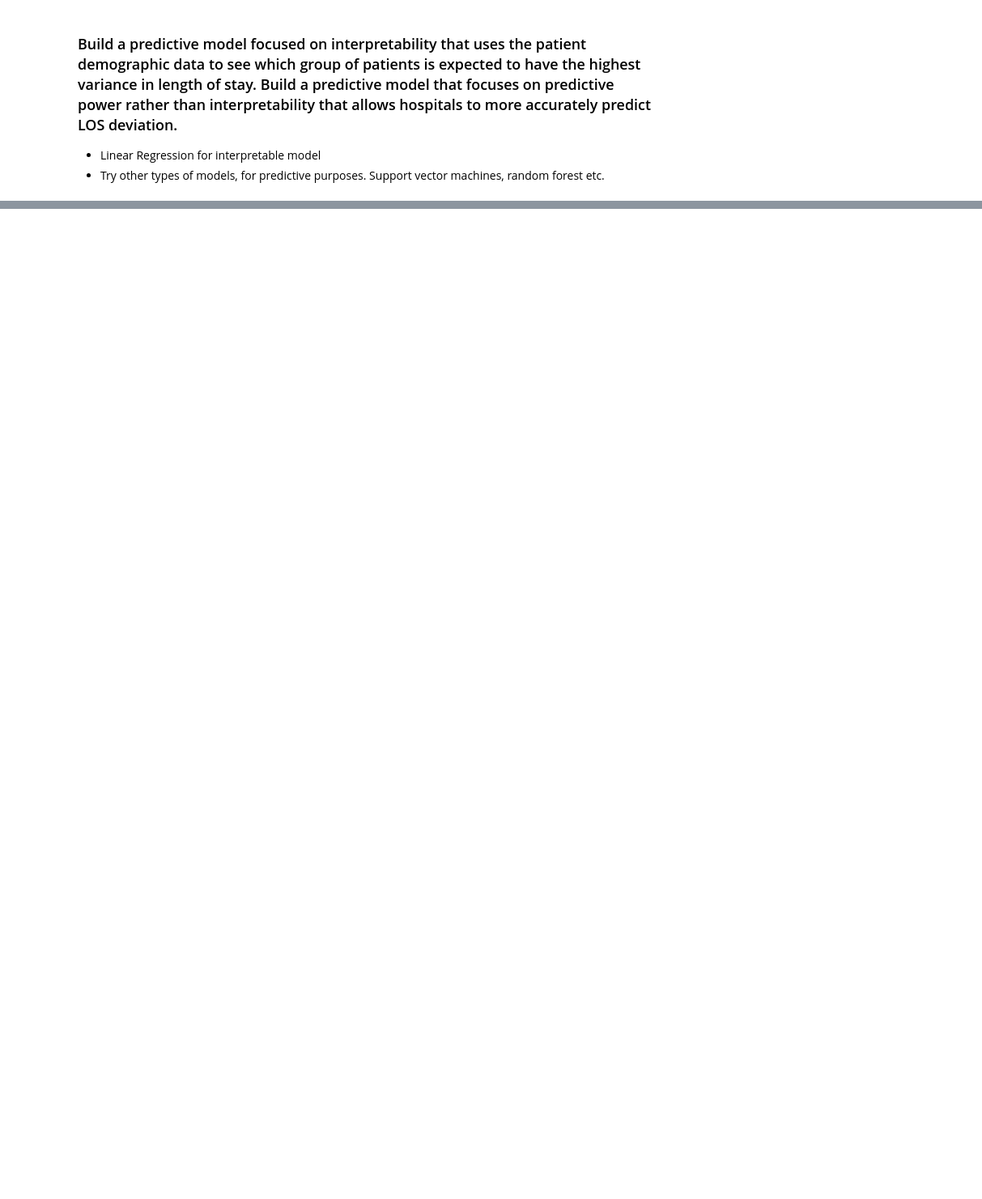
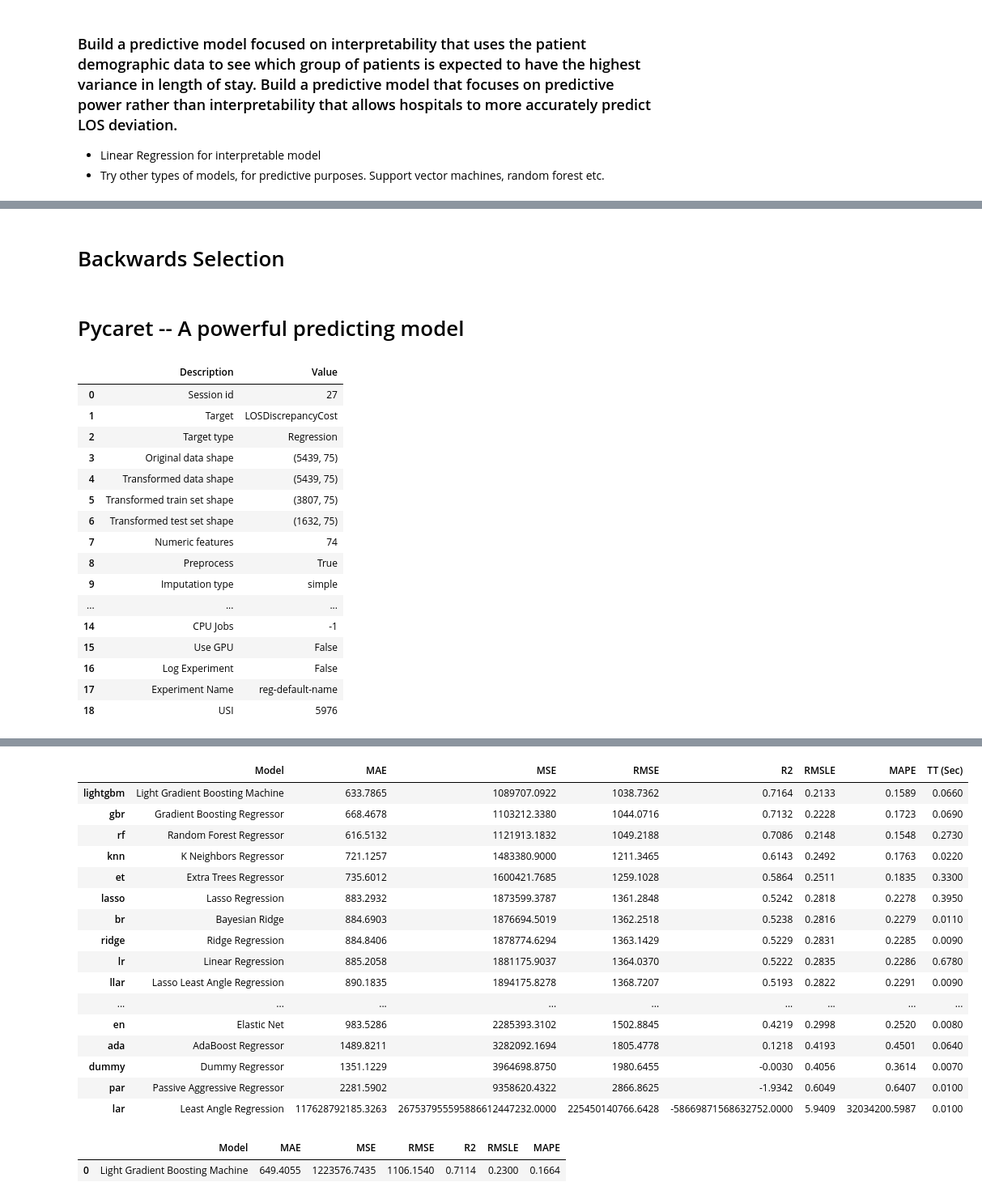
Before and after one commit to danschumac1/Length_of_Stay, a Jupyter notebook: Final Project-Copy1.ipynb, the cells around one changed output, grey strips where cells are left out. Shown at 81% size. Drawn from its saved outputs; the diff is of its cells as text; code cells hidden in the pictures; blank space fills up the shorter version.

```diff
--- a/Final Project-Copy1.ipynb
+++ b/Final Project-Copy1.ipynb
@@ -200,24 +355,3 @@ plt.show()
 ### Build a predictive model focused on interpretability that uses the patient demographic data to see which group of patients is expected to have the highest variance in length of stay. Build a predictive model that focuses on predictive power rather than interpretability that allows hospitals to more accurately predict LOS deviation.
 - Linear Regression for interpretable model
 - Try other types of models, for predictive purposes. Support vector machines, random forest etc.
-# %%
-cols_to_categorize = [
-    'month',
-    'admitType',
-    'dischargeStatus',
-    'admittedDOW',
-    'hospital',
-    'ageGroup',
-    'sex',
-    'race',
-    'principalProcedure',
-    'productLine',
-    'altProductLine1',
-    'altProductLine1SUB',
-    'payCode'
-]
-
-categorical_cols = []
-for col in cols_to_categorize:
-    df_los[f'{col}_cat'] = df_los[col].astype('category')
-    categorical_cols.append(f'{col}_cat')
@@ -438,0 +501,2 @@ final_week_pred = rf_reg.predict(X_test)
+# %% [markdown]
+# Backwards Selection
@@ -438,0 +507,33 @@ final_week_pred = rf_reg.predict(X_test)
+# %% [markdown]
+# Pycaret -- A powerful predicting model #
+# %%
+regress_me_train, regress_me_test = train_test_split(regress_me, test_size=0.33, random_state=42)
+# %%
+from pycaret.regression import setup, compare_models, predict_model
+
+# Assuming you have split your data and run setup for regress_me_train
+s = setup(data=regress_me_train, target='LOSDiscrepancyCost', session_id=27)
+
+# Comparing models and selecting the best
+best_model = compare_models()
+
+# Predicting using the best model: PyCaret handles preprocessing
+predictions = predict_model(best_model, data=regress_me_test)
+# %% [output]
+|  | Description | Value |
+| 0 | Session id | 27 |
+| 1 | Target | LOSDiscrepancyCost |
+| 2 | Target type | Regression |
+| 3 | Original data shape | (5439, 75) |
+| 4 | Transformed data shape | (5439, 75) |
+| 5 | Transformed train set shape | (3807, 75) |
+| 6 | Transformed test set shape | (1632, 75) |
+| 7 | Numeric features | 74 |
+| 8 | Preprocess | True |
+| 9 | Imputation type | simple |
+| ... | ... | ... |
+| 14 | CPU Jobs | -1 |
+| 15 | Use GPU | False |
+| 16 | Log Experiment | False |
+| 17 | Experiment Name | reg-default-name |
+| 18 | USI | 5976 |
@@ -438,0 +541,19 @@ final_week_pred = rf_reg.predict(X_test)
+|  | Model | MAE | MSE | RMSE | R2 | RMSLE | MAPE | TT (Sec) |
+| lightgbm | Light Gradient Boosting Machine | 633.7865 | 1089707.0922 | 1038.7362 | 0.7164 | 0.2133 | 0.1589 | 0.0660 |
+| gbr | Gradient Boosting Regressor | 668.4678 | 1103212.3380 | 1044.0716 | 0.7132 | 0.2228 | 0.1723 | 0.0690 |
+| rf | Random Forest Regressor | 616.5132 | 1121913.1832 | 1049.2188 | 0.7086 | 0.2148 | 0.1548 | 0.2730 |
+| knn | K Neighbors Regressor | 721.1257 | 1483380.9000 | 1211.3465 | 0.6143 | 0.2492 | 0.1763 | 0.0220 |
+| et | Extra Trees Regressor | 735.6012 | 1600421.7685 | 1259.1028 | 0.5864 | 0.2511 | 0.1835 | 0.3300 |
+| lasso | Lasso Regression | 883.2932 | 1873599.3787 | 1361.2848 | 0.5242 | 0.2818 | 0.2278 | 0.3950 |
+| br | Bayesian Ridge | 884.6903 | 1876694.5019 | 1362.2518 | 0.5238 | 0.2816 | 0.2279 | 0.0110 |
+| ridge | Ridge Regression | 884.8406 | 1878774.6294 | 1363.1429 | 0.5229 | 0.2831 | 0.2285 | 0.0090 |
+| lr | Linear Regression | 885.2058 | 1881175.9037 | 1364.0370 | 0.5222 | 0.2835 | 0.2286 | 0.6780 |
+| llar | Lasso Least Angle Regression | 890.1835 | 1894175.8278 | 1368.7207 | 0.5193 | 0.2822 | 0.2291 | 0.0090 |
+| ... | ... | ... | ... | ... | ... | ... | ... | ... |
+| en | Elastic Net | 983.5286 | 2285393.3102 | 1502.8845 | 0.4219 | 0.2998 | 0.2520 | 0.0080 |
+| ada | AdaBoost Regressor | 1489.8211 | 3282092.1694 | 1805.4778 | 0.1218 | 0.4193 | 0.4501 | 0.0640 |
+| dummy | Dummy Regressor | 1351.1229 | 3964698.8750 | 1980.6455 | -0.0030 | 0.4056 | 0.3614 | 0.0070 |
+| par | Passive Aggressive Regressor | 2281.5902 | 9358620.4322 | 2866.8625 | -1.9342 | 0.6049 | 0.6407 | 0.0100 |
+| lar | Least Angle Regression | 117628792185.3263 | 267537955595886612447232.0000 | 225450140766.6428 | -58669871568632752.0000 | 5.9409 | 32034200.5987 | 0.0100 |
+|  | Model | MAE | MSE | RMSE | R2 | RMSLE | MAPE |
+| 0 | Light Gradient Boosting Machine | 649.4055 | 1223576.7435 | 1106.1540 | 0.7114 | 0.2300 | 0.1664 |
```
Also changed, not shown: parts of 50 cells of this notebook, 6 other files.
